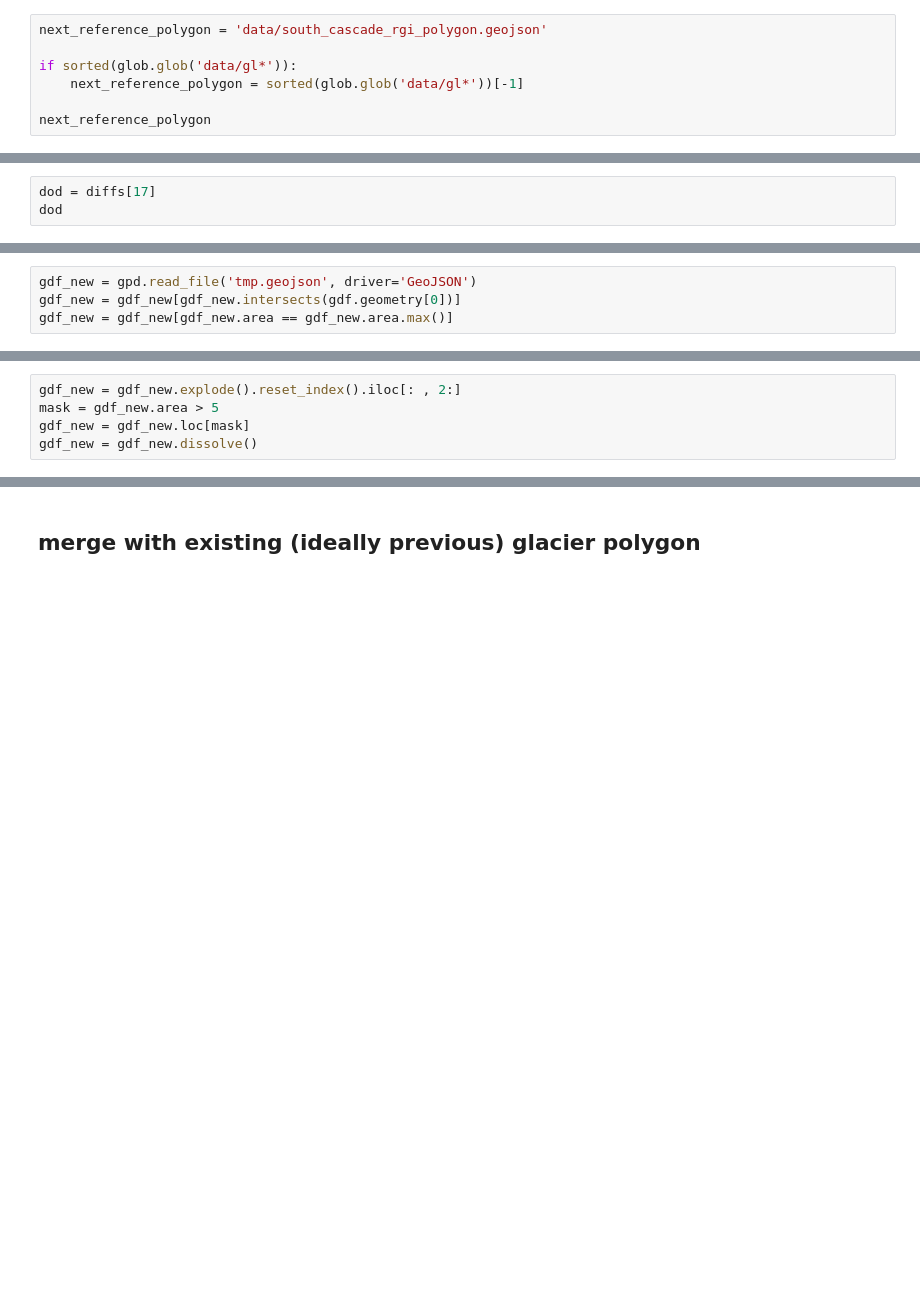
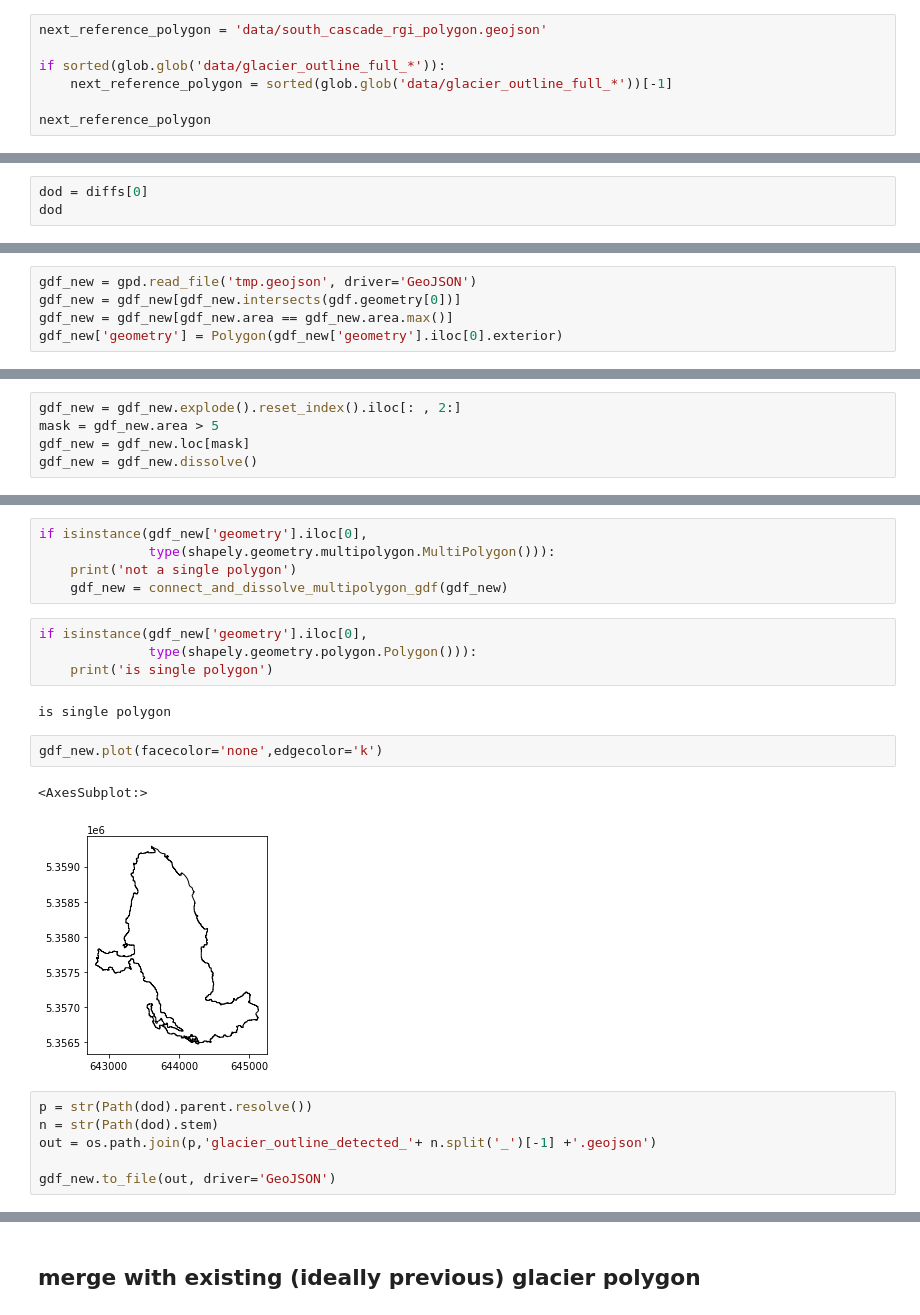
Before and after one commit to friedrichknuth/glacierpoly, a Jupyter notebook: notebooks/edge_detection_glacier_delineation.ipynb, the cells around one changed output, grey strips where cells are left out. Saved outputs shown, nothing was run; the diff lists cells and outputs as text; blank space fills up the shorter version.

```diff
--- a/notebooks/edge_detection_glacier_delineation.ipynb
+++ b/notebooks/edge_detection_glacier_delineation.ipynb
@@ -58,8 +52,8 @@ data/glacier_outline_1997-09-23.geojson*
 # %%
 next_reference_polygon = 'data/south_cascade_rgi_polygon.geojson'
 
-if sorted(glob.glob('data/gl*')):
-    next_reference_polygon = sorted(glob.glob('data/gl*'))[-1]
+if sorted(glob.glob('data/glacier_outline_full_*')):
+    next_reference_polygon = sorted(glob.glob('data/glacier_outline_full_*'))[-1]
 
 next_reference_polygon
 # %% [output]
@@ -83,6 +77,6 @@ this one is bad and has too much noise for this too work
 the rest work with defaults
 ''';
 # %%
-dod = diffs[17]
+dod = diffs[0]
 dod
 # %% [output]
@@ -232,6 +264,7 @@ with rasterio.open(
 gdf_new = gpd.read_file('tmp.geojson', driver='GeoJSON')
 gdf_new = gdf_new[gdf_new.intersects(gdf.geometry[0])]
 gdf_new = gdf_new[gdf_new.area == gdf_new.area.max()]
+gdf_new['geometry'] = Polygon(gdf_new['geometry'].iloc[0].exterior)
 # %% [markdown]
 ## clip areas outside boundary unless positive (glacier advanced)
 - this should probably come after merging
@@ -258,3 +342,25 @@ gdf_new.to_file('tmp.geojson', driver='GeoJSON')
+# %%
+if isinstance(gdf_new['geometry'].iloc[0],
+              type(shapely.geometry.multipolygon.MultiPolygon())):
+    print('not a single polygon')
+    gdf_new = connect_and_dissolve_multipolygon_gdf(gdf_new)
+# %%
+if isinstance(gdf_new['geometry'].iloc[0],
+              type(shapely.geometry.polygon.Polygon())):
+    print('is single polygon')
+# %% [output]
+is single polygon
+# %%
+gdf_new.plot(facecolor='none',edgecolor='k')
+# %% [output]
+<AxesSubplot:>
+[figure, added]
+# %%
+p = str(Path(dod).parent.resolve())
+n = str(Path(dod).stem)
+out = os.path.join(p,'glacier_outline_detected_'+ n.split('_')[-1] +'.geojson')
+
+gdf_new.to_file(out, driver='GeoJSON')
 # %%
 gpoly.plotting.plot_tif(dod,
                         glacier_outline_gdf=gdf,
```
Also changed, not shown: parts of 35 cells of this notebook, 5 other files.
